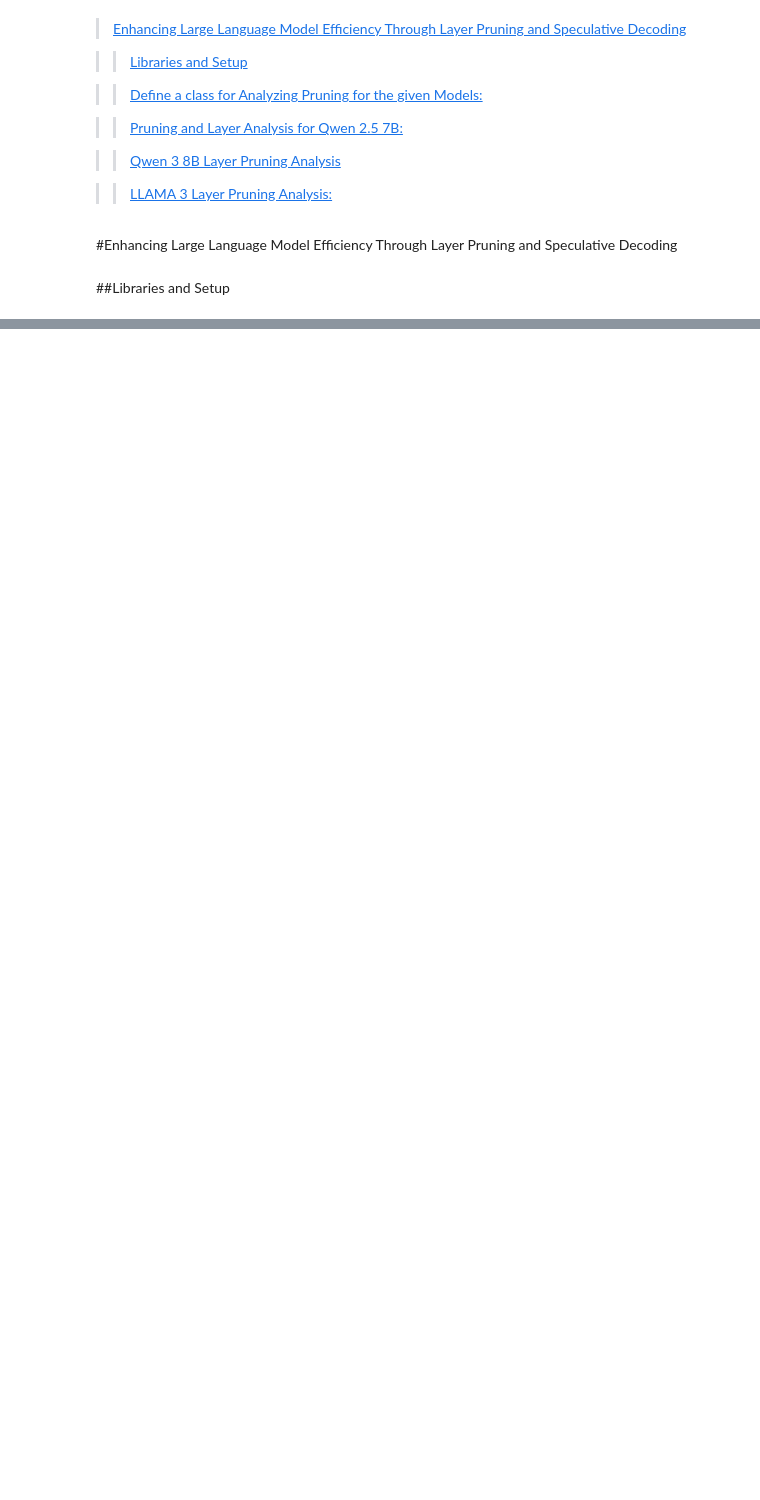
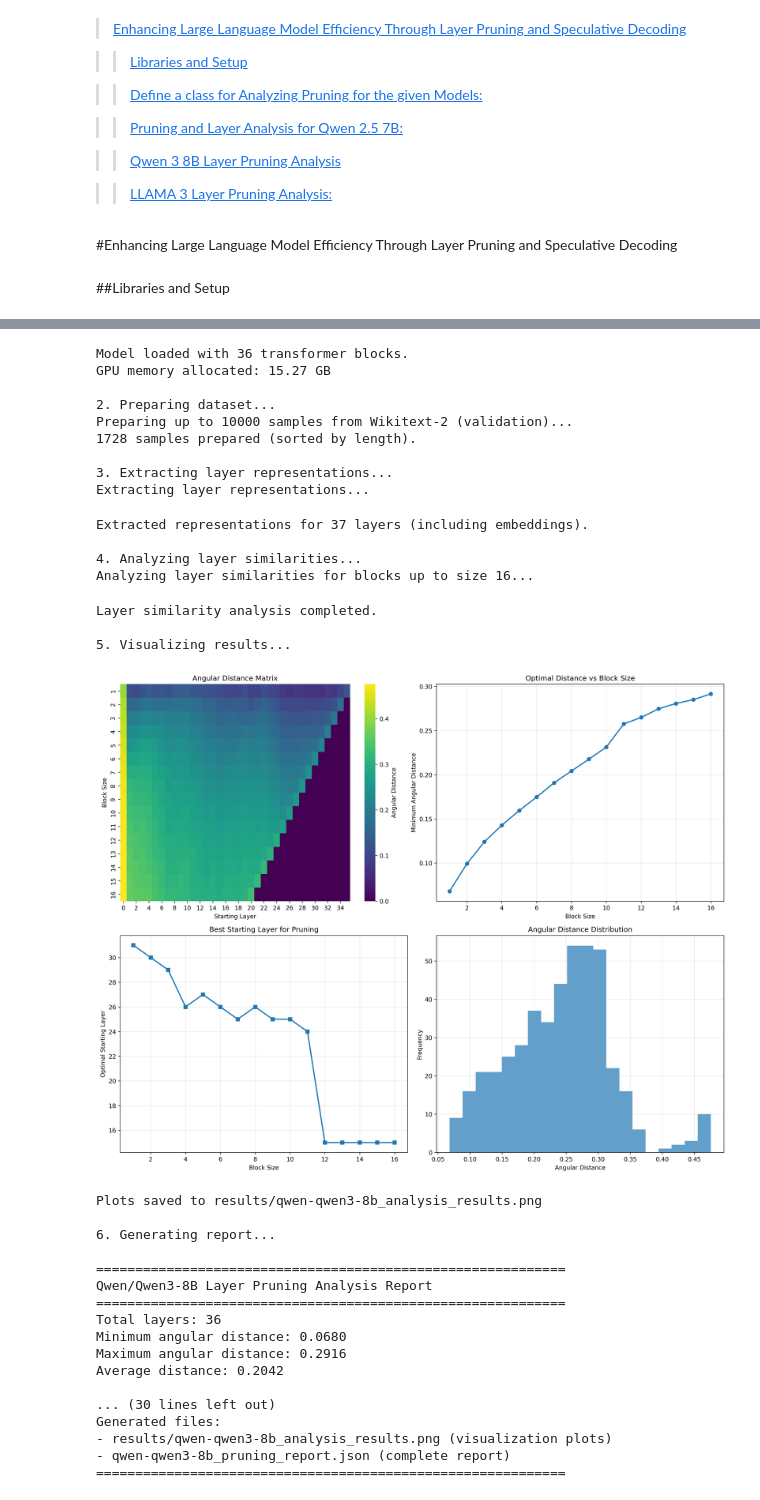
Before and after one commit to bhzadjnty7/Enhancing-Large-Language-Models-LLAMA-QWEN-Efficiency-Through-Layer-Pruning, a Jupyter notebook: LLM_Compression_Project_p1.ipynb, the cells around one changed output, grey strips where cells are left out. Saved outputs shown, nothing was run; the diff lists cells and outputs as text; code cells hidden in the pictures; blank space fills up the shorter version.

```diff
--- a/LLM_Compression_Project_p1.ipynb
+++ b/LLM_Compression_Project_p1.ipynb
@@ -1630,0 +268,10 @@ Generated files:
+# %%
+an = LayerPruningAnalyzer(
+    model_name="Qwen/Qwen3-8B",
+    dtype="bf16",
+    use_8bit=False,
+    batch_size=8,
+    max_samples=10000,
+)
+an.run_full_analysis()
+# %% [output]
@@ -1630,0 +282,34 @@ Generated files:
+Model loaded with 36 transformer blocks.
+GPU memory allocated: 15.27 GB
+
+2. Preparing dataset...
+Preparing up to 10000 samples from Wikitext-2 (validation)...
+1728 samples prepared (sorted by length).
+
+3. Extracting layer representations...
+Extracting layer representations...
+Extracted representations for 37 layers (including embeddings).
+
+4. Analyzing layer similarities...
+Analyzing layer similarities for blocks up to size 16...
+Layer similarity analysis completed.
+
+5. Visualizing results...
+[figure, added]
+Plots saved to results/qwen-qwen3-8b_analysis_results.png
+
+6. Generating report...
+
+============================================================
+Qwen/Qwen3-8B Layer Pruning Analysis Report
+============================================================
+Total layers: 36
+Minimum angular distance: 0.0680
+Maximum angular distance: 0.2916
+Average distance: 0.2042
+
+... (30 lines left out)
+Generated files:
+- results/qwen-qwen3-8b_analysis_results.png (visualization plots)
+- qwen-qwen3-8b_pruning_report.json (complete report)
+============================================================
```
Also changed, not shown: parts of 41 cells of this notebook, 12 other files.
